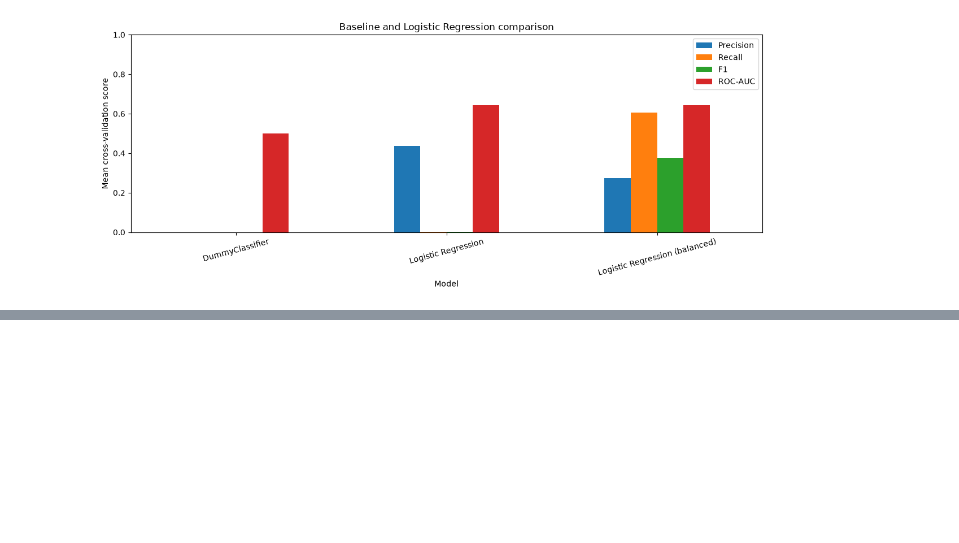
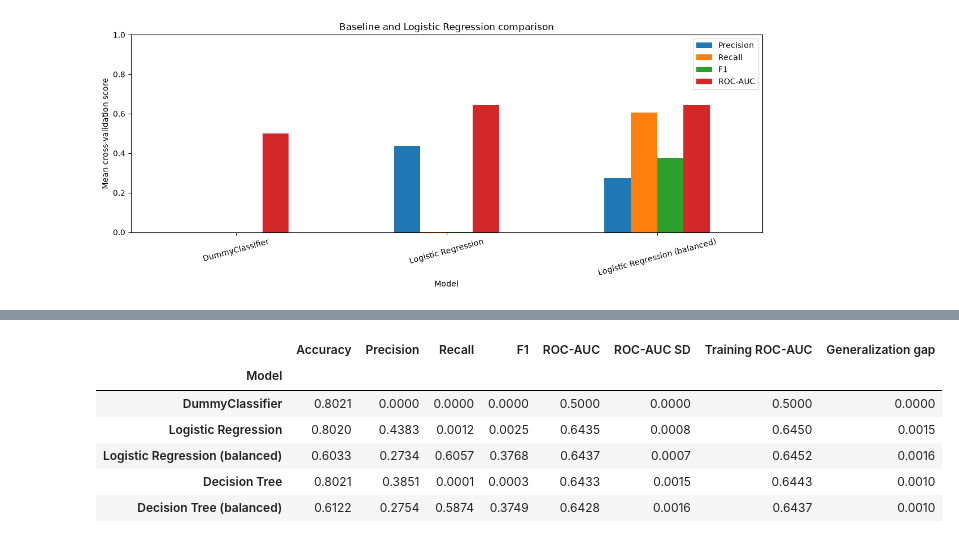
Before and after one commit to Malou100701/MachineLearning2026, a Jupyter notebook: flight_delay_analysis_starter.ipynb, the cells around one changed output, grey strips where cells are left out. Saved outputs shown, nothing was run; the diff lists cells and outputs as text; code cells hidden in the pictures; blank space fills up the shorter version.

```diff
--- a/flight_delay_analysis_starter.ipynb
+++ b/flight_delay_analysis_starter.ipynb
@@ -1370,0 +1459,18 @@ plt.show()
+# %%
+# Compare all models evaluated so far
+comparison = pd.DataFrame.from_dict(
+    model_results,
+    orient="index"
+)
+
+comparison.index.name = "Model"
+
+display(comparison.round(4))
+# %% [output]
+|  | Accuracy | Precision | Recall | F1 | ROC-AUC | ROC-AUC SD | Training ROC-AUC | Generalization gap |
+| Model |  |  |  |  |  |  |  |  |
+| DummyClassifier | 0.8021 | 0.0000 | 0.0000 | 0.0000 | 0.5000 | 0.0000 | 0.5000 | 0.0000 |
+| Logistic Regression | 0.8020 | 0.4383 | 0.0012 | 0.0025 | 0.6435 | 0.0008 | 0.6450 | 0.0015 |
+| Logistic Regression (balanced) | 0.6033 | 0.2734 | 0.6057 | 0.3768 | 0.6437 | 0.0007 | 0.6452 | 0.0016 |
+| Decision Tree | 0.8021 | 0.3851 | 0.0001 | 0.0003 | 0.6433 | 0.0015 | 0.6443 | 0.0010 |
+| Decision Tree (balanced) | 0.6122 | 0.2754 | 0.5874 | 0.3749 | 0.6428 | 0.0016 | 0.6437 | 0.0010 |
```
Also changed, not shown: parts of 10 cells of this notebook.
